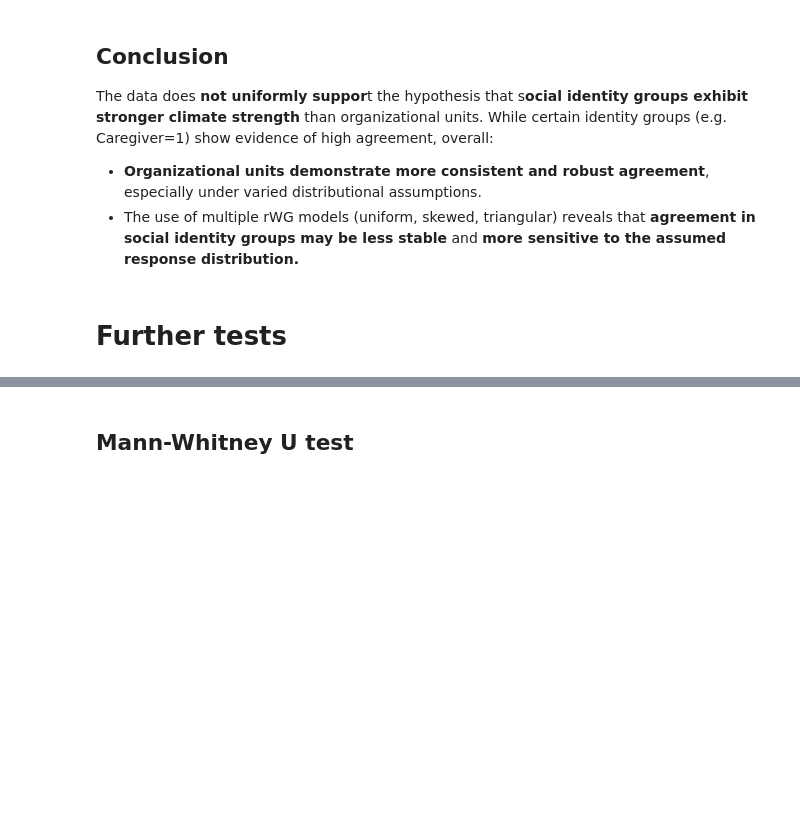
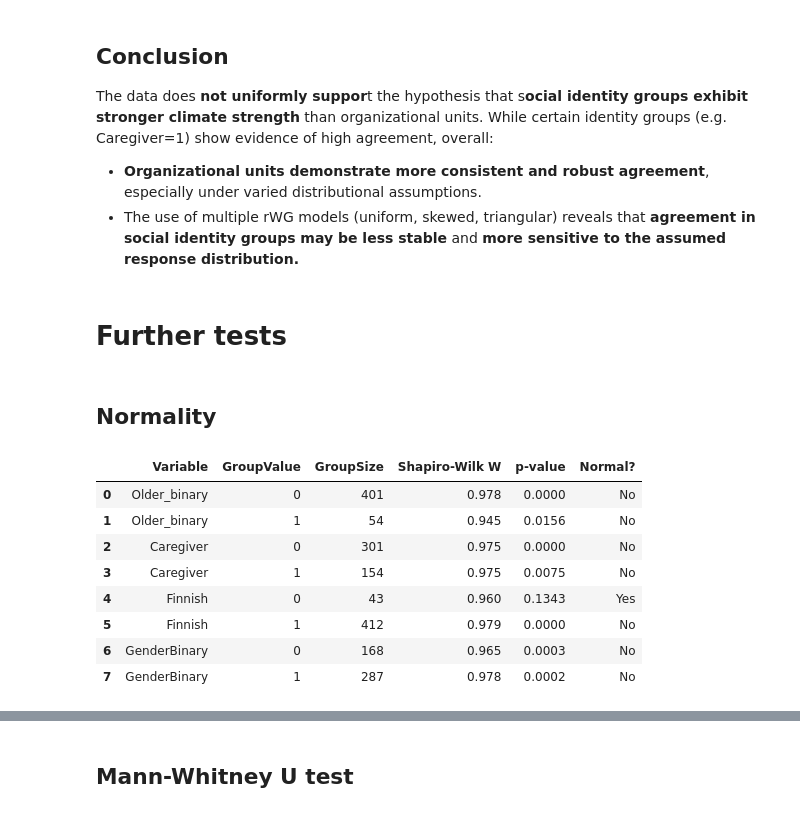
Before and after one commit to MrVincentVega/Climate-for-inclusion, a Jupyter notebook: rWG_ADI_2025.ipynb, the cells around one changed output, grey strips where cells are left out. Cells and saved outputs as stored; diff of their text form; code cells hidden in the pictures; blank space fills up the shorter version.

```diff
--- a/rWG_ADI_2025.ipynb
+++ b/rWG_ADI_2025.ipynb
@@ -171,3 +160,38 @@ The data does **not uniformly suppor**t the hypothesis that s**ocial identity gr
 - The use of multiple rWG models (uniform, skewed, triangular) reveals that **agreement in social identity groups may be less stable** and **more sensitive to the assumed response distribution.**
 # %% [markdown]
 # Further tests
+# %% [markdown]
+## Normality
+# %%
+from scipy.stats import shapiro
+
+
+normality_results = []
+
+for var_label, var_name in social_identity_groups.items():
+    for group_value in [0, 1]:
+        group_data = df[df[var_name] == group_value]["CI14"].dropna()
+        if len(group_data) >= 3:
+            stat, p = shapiro(group_data)
+            normality_results.append({
+                "Variable": var_label,
+                "GroupValue": group_value,
+                "GroupSize": len(group_data),
+                "Shapiro-Wilk W": round(stat, 3),
+                "p-value": round(p, 4),
+                "Normal?": "Yes" if p > 0.05 else "No"
+            })
+
+# Convert to DataFrame
+normality_df = pd.DataFrame(normality_results)
+normality_df
+# %% [output]
+|  | Variable | GroupValue | GroupSize | Shapiro-Wilk W | p-value | Normal? |
+| 0 | Older_binary | 0 | 401 | 0.978 | 0.0000 | No |
+| 1 | Older_binary | 1 | 54 | 0.945 | 0.0156 | No |
+| 2 | Caregiver | 0 | 301 | 0.975 | 0.0000 | No |
+| 3 | Caregiver | 1 | 154 | 0.975 | 0.0075 | No |
+| 4 | Finnish | 0 | 43 | 0.960 | 0.1343 | Yes |
+| 5 | Finnish | 1 | 412 | 0.979 | 0.0000 | No |
+| 6 | GenderBinary | 0 | 168 | 0.965 | 0.0003 | No |
+| 7 | GenderBinary | 1 | 287 | 0.978 | 0.0002 | No |
```
Also changed, not shown: parts of 11 cells of this notebook.
